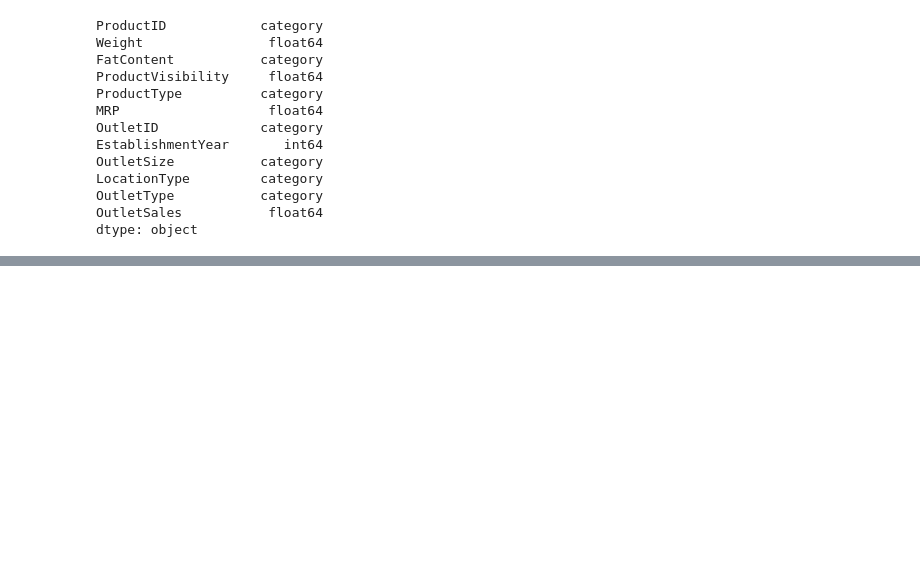
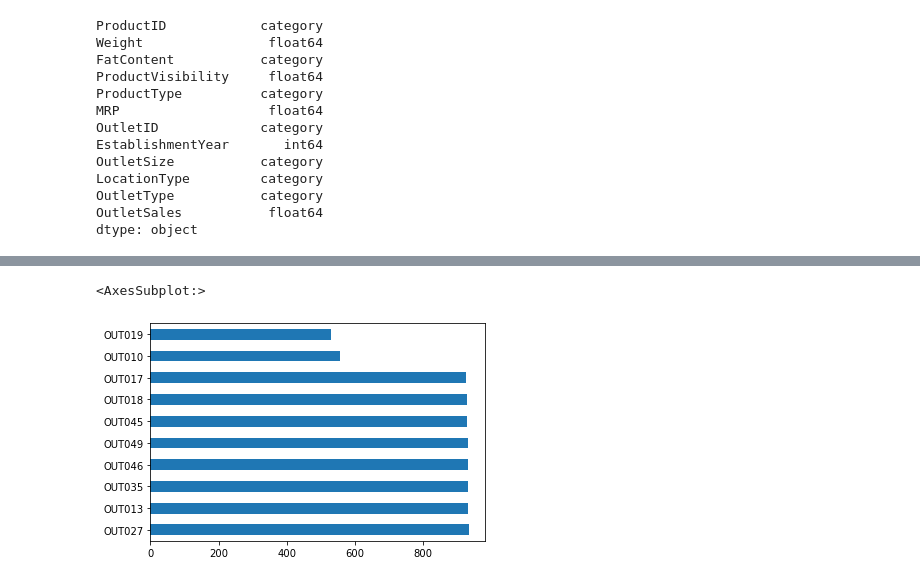
Before and after one commit to rafal-mokrzycki/Big-Mart-Sales, a Jupyter notebook: big_mart_sales_analysis.ipynb, the cells around one changed output, grey strips where cells are left out. Drawn from its saved outputs; the diff is of its cells as text; code cells hidden in the pictures; blank space fills up the shorter version.

```diff
--- a/big_mart_sales_analysis.ipynb
+++ b/big_mart_sales_analysis.ipynb
@@ -108,0 +122,5 @@ dtype: object
+# %%
+train['OutletID'].value_counts().plot(kind='barh')
+# %% [output]
+<AxesSubplot:>
+[figure, added]
```
Also changed, not shown: parts of 12 cells of this notebook.
